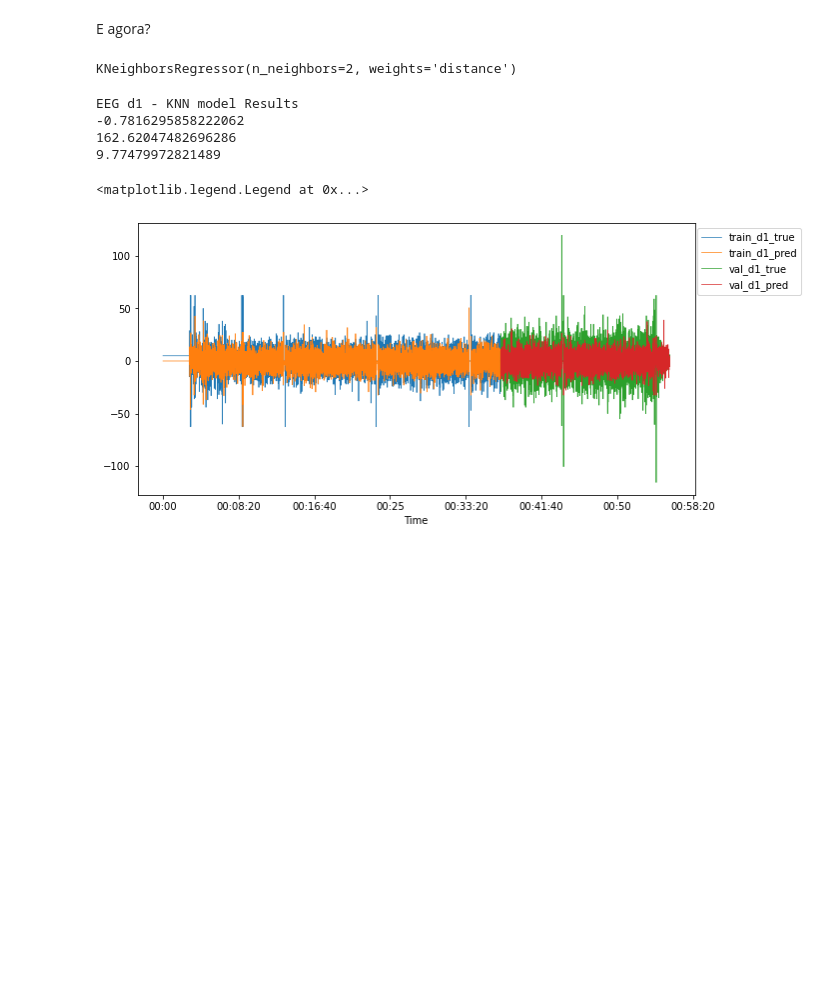
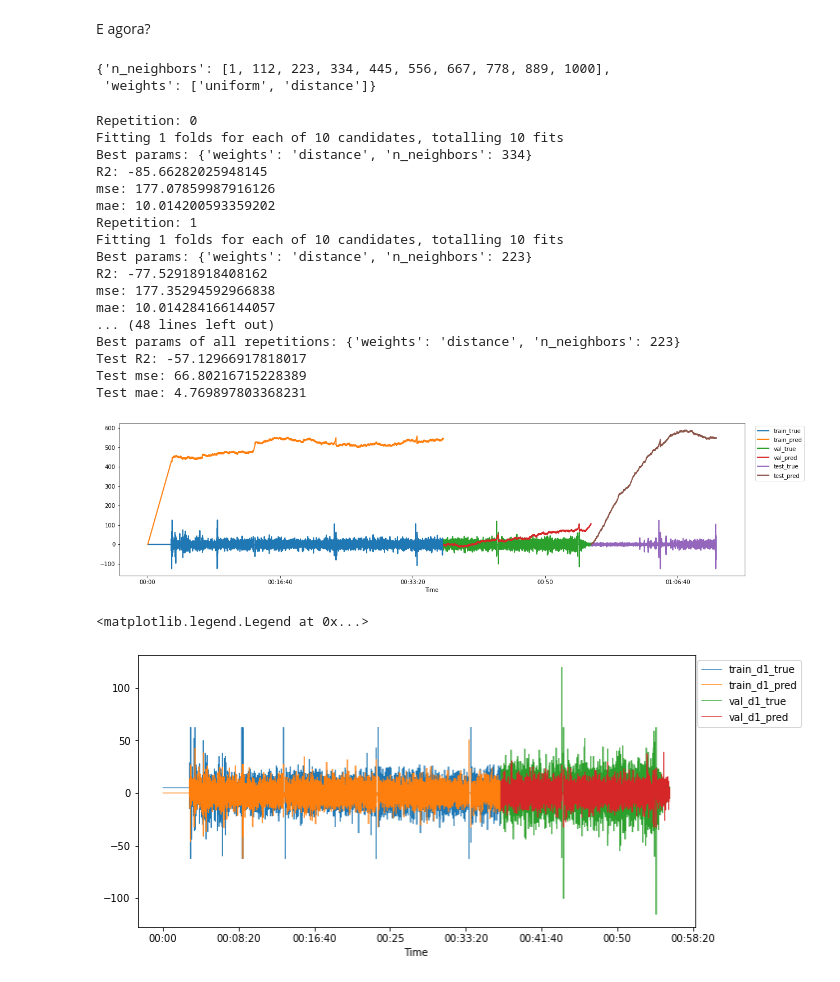
Before and after one commit to Dienert/anesthesia_serie, a Jupyter notebook: notebooks/ML.ipynb, the cells around one changed output. Drawn from its saved outputs; the diff is of its cells as text; code cells hidden in the pictures; blank space fills up the shorter version.

```diff
--- a/notebooks/ML.ipynb
+++ b/notebooks/ML.ipynb
@@ -569,8 +606,0 @@ resultados.sort_values('r2', ascending=False)
-# %%
-ax = None
-linewidth = 2
-ax = y_train.rename(columns={'EEG': "train_true"}).plot(ax=ax, linewidth=linewidth)
-ax = pd.Series(res.predict(X_train).flatten(), index=y_train.index, name="train_pred").plot(ax=ax, linewidth=linewidth)
-ax = y_val.rename(columns={'EEG': "val_true"}).plot(ax=ax, linewidth=linewidth)
-ax = pd.Series(res.predict(X_val).flatten(), index=y_val.index, name="val_pred").plot(ax=ax, linewidth=linewidth)
-plt.legend(bbox_to_anchor=(1.1, 1), loc="upper right")
@@ -600,21 +623,56 @@ y_val_d1 = y_val.diff().dropna()
-# %%
-neighd1 = KNeighborsRegressor(n_neighbors=2, weights='distance')
-neighd1.fit(X_train_d1, y_train_d1)
-# %% [output]
-KNeighborsRegressor(n_neighbors=2, weights='distance')
-# %%
-print('EEG d1 - KNN model Results')
-print(r2_score(neighd1.predict(X_val_d1), y_val_d1))
-print(mean_squared_error(neighd1.predict(X_val_d1), y_val_d1))
-print(mean_absolute_error(neighd1.predict(X_val_d1), y_val_d1))
-results['KNN D1'] = {'r2':r2_score(neigh.predict(X_val), y_val), \
-                 'mse': mean_squared_error(neigh.predict(X_val), y_val),
-                 'mae': mean_absolute_error(neigh.predict(X_val), y_val)}
-# %% [output]
-EEG d1 - KNN model Results
--0.7816295858222062
-162.62047482696286
-9.77479972821489
+# %%
+X_d1 = X.diff().fillna(method='bfill').fillna(method='ffill')
+y_d1 = y.diff().fillna(method='bfill').fillna(method='ffill')
+X_test_d1 = X_test.diff().fillna(method='bfill').fillna(method='ffill')
+y_test_d1 = y_test.diff().fillna(method='bfill').fillna(method='ffill')
+# %%
+distributions
+# %% [output]
+{'n_neighbors': [1, 112, 223, 334, 445, 556, 667, 778, 889, 1000],
+ 'weights': ['uniform', 'distance']}
+# %%
+def print_results_diff_series(best_model, X_train, y_train, X_val, y_val, X_test, y_test):
+    X_test = X_test.fillna(method='bfill').fillna(method='ffill')
+    y_test = y_test.fillna(method='bfill').fillna(method='ffill')
+
+    ax = None
+    ax = y_train.rename(columns={'EEG': "train_true"}).plot(ax=ax, linewidth=linewidth)
+    ax = pd.Series(best_model.predict(X_train).flatten(), index=y_train.index, name="train_pred").cumsum().plot(ax=ax, linewidth=linewidth)
+    ax = y_val.rename(columns={'EEG': "val_true"}).plot(ax=ax, linewidth=linewidth)
+    ax = pd.Series(best_model.predict(X_val).flatten(), index=y_val.index, name="val_pred").cumsum().plot(ax=ax, linewidth=linewidth)
+    ax = y_test.rename(columns={'EEG': "test_true"}).plot(ax=ax, linewidth=linewidth)
+    ax = pd.Series(best_model.predict(X_test).flatten(), index=y_test.index, name="test_pred").cumsum().plot(ax=ax, linewidth=linewidth)
+    plt.legend(bbox_to_anchor=(1.1, 1), loc="upper right")
+    r2  = r2_score(best_model.predict(X_test), y_test)
+    mse = mean_squared_error(best_model.predict(X_test), y_test)
+    mae = mean_absolute_error(best_model.predict(X_test), y_test)
+    print(f"Test R2: {r2}")
+    print(f"Test mse: {mse}")
+    print(f"Test mae: {mae}")
+# %%
+neighd1 = KNeighborsRegressor()
+
+res_neigh_d1, resultados_neigh_d1 = train_validate_model(neighd1, X_d1, y_d1, X_test_d1, y_test_d1, 'KNN_d1', distributions,
+                                                         print_result=print_results_diff_series)
+# %% [output]
+Repetition: 0
+Fitting 1 folds for each of 10 candidates, totalling 10 fits
+Best params: {'weights': 'distance', 'n_neighbors': 334}
+R2: -85.66282025948145
+mse: 177.07859987916126
+mae: 10.014200593359202
+Repetition: 1
+Fitting 1 folds for each of 10 candidates, totalling 10 fits
+Best params: {'weights': 'distance', 'n_neighbors': 223}
+R2: -77.52918918408162
+mse: 177.35294592966838
+mae: 10.014284166144057
+... (48 lines left out)
+Best params of all repetitions: {'weights': 'distance', 'n_neighbors': 223}
+Test R2: -57.12966917818017
+Test mse: 66.80216715228389
+Test mae: 4.769897803368231
+[figure, added]
 # %%
 ax = None
 linewidth = 0.7
```
Also changed, not shown: parts of 26 cells of this notebook.
